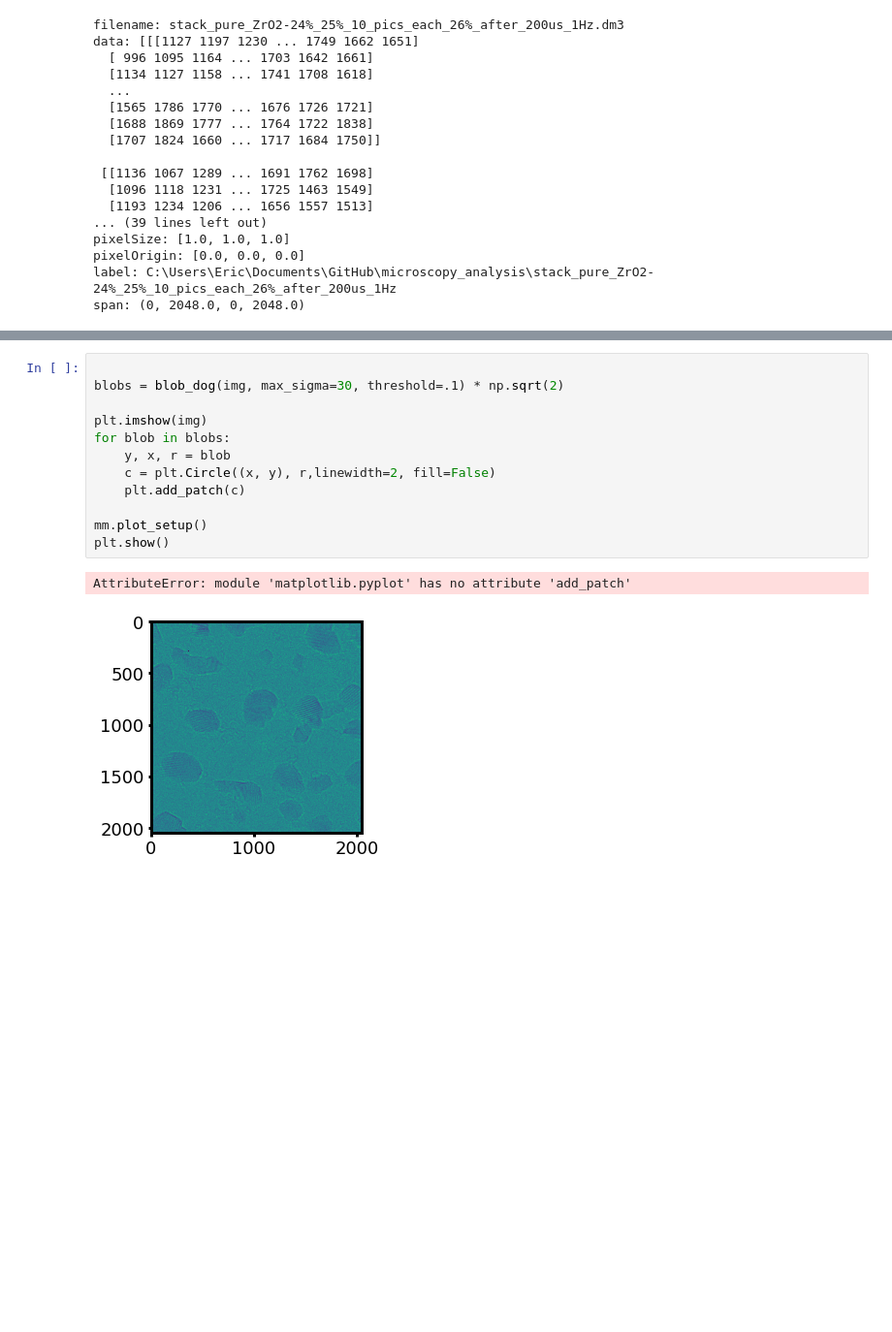
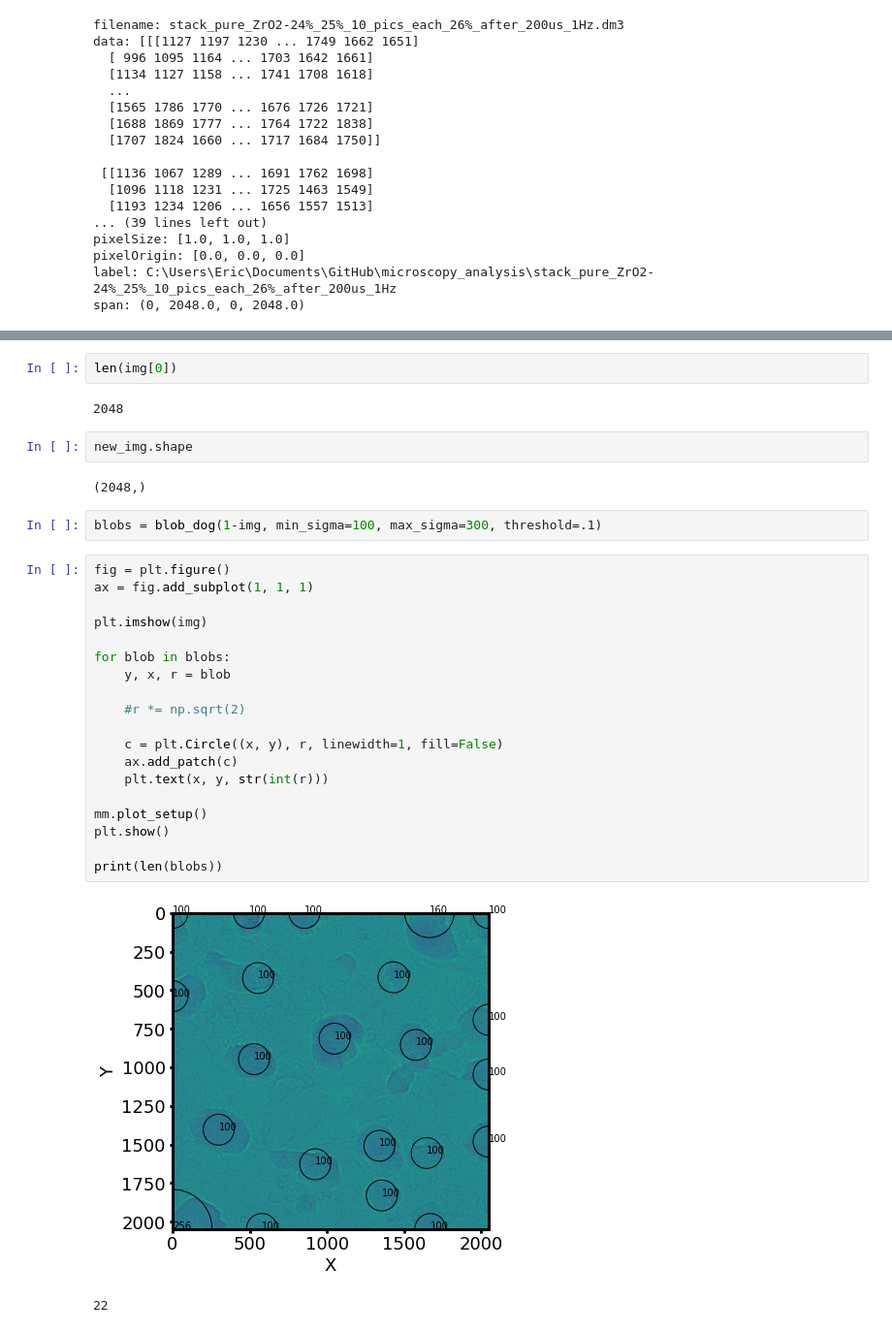
Before and after one commit to ericmuckley/microscopy_analysis, a Jupyter notebook: read_stack.ipynb, the cells around one changed output, grey strips where cells are left out. Shown at 97% size. Cells and saved outputs as stored; diff of their text form; blank space fills up the shorter version.

```diff
--- a/read_stack.ipynb
+++ b/read_stack.ipynb
@@ -82,15 +218,32 @@ NameError: name 'feature' is not defined
+# %%
+len(img[0])
+# %% [output]
+2048
+# %%
+new_img.shape
+# %% [output]
+(2048,)
+# %%
+blobs = blob_dog(1-img, min_sigma=100, max_sigma=300, threshold=.1)
 # %%
-
-blobs = blob_dog(img, max_sigma=30, threshold=.1) * np.sqrt(2)
+fig = plt.figure()
+ax = fig.add_subplot(1, 1, 1)
 
 plt.imshow(img)
+
 for blob in blobs:
     y, x, r = blob
-    c = plt.Circle((x, y), r,linewidth=2, fill=False)
-    plt.add_patch(c)
+
+    #r *= np.sqrt(2)
+
+    c = plt.Circle((x, y), r, linewidth=1, fill=False)
+    ax.add_patch(c)
+    plt.text(x, y, str(int(r)))
 
 mm.plot_setup()
 plt.show()
+
+print(len(blobs))
 # %% [output]
+[figure, new version]
-AttributeError: module 'matplotlib.pyplot' has no attribute 'add_patch'
+22
-[figure, old version]
```
Also changed, not shown: parts of 9 cells of this notebook.
